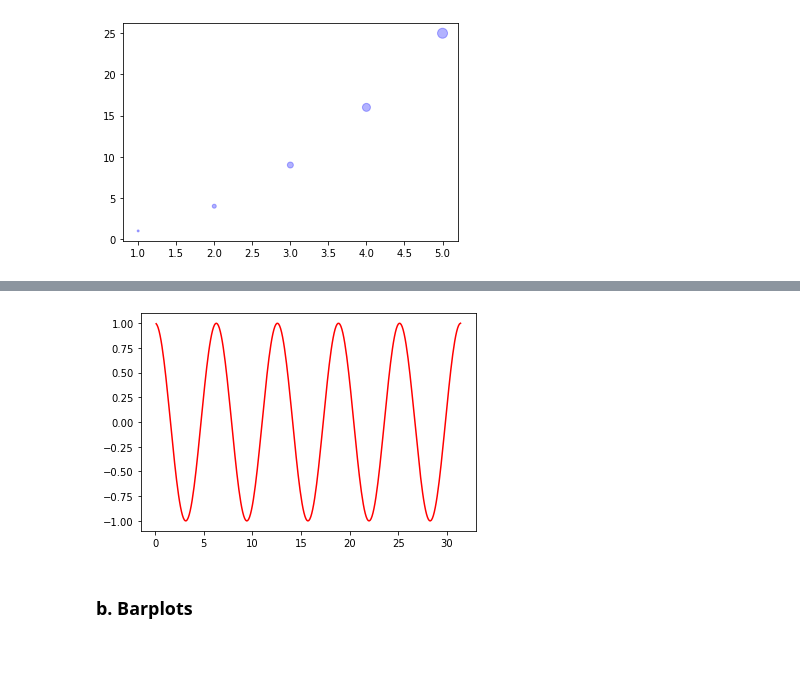
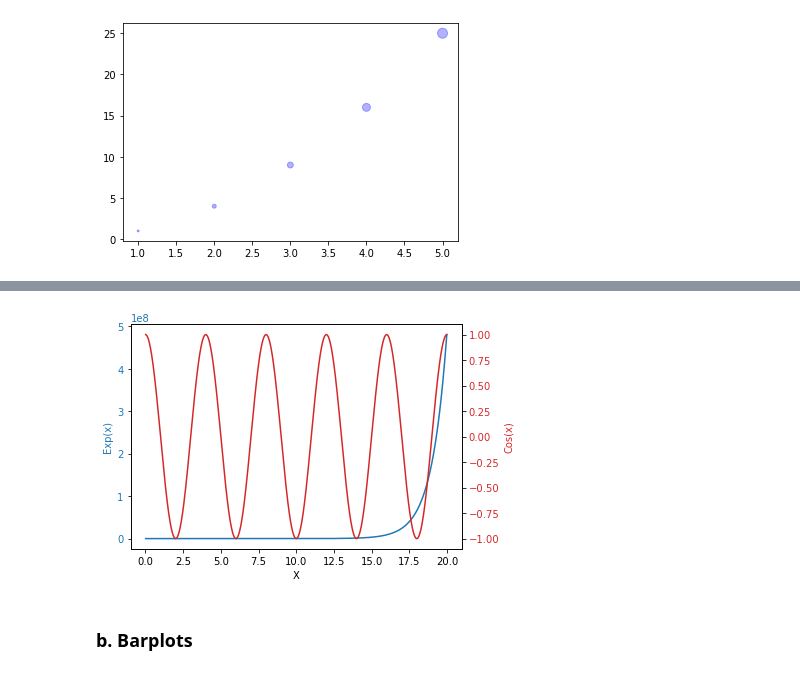
Before and after one commit to harshagiri/pydila, a Jupyter notebook: NPV-MANDATORY ASSIGNMENT_5/NPV_5B/NPV_5B.ipynb, the cells around one changed output, grey strips where cells are left out. Saved outputs shown, nothing was run; the diff lists cells and outputs as text; code cells hidden in the pictures.

```diff
--- a/NPV-MANDATORY ASSIGNMENT_5/NPV_5B/NPV_5B.ipynb
+++ b/NPV-MANDATORY ASSIGNMENT_5/NPV_5B/NPV_5B.ipynb
@@ -138,15 +136,32 @@ plt.scatter(x1, y2, color='blue', s=y2*4, alpha=0.3)
 </table>
 
 <img src="dual_axis.png" width ='500' >
-# %%
-# type your code here
-
-x = np.arange(0.1,10*np.pi,0.1)   # start,stop,step
-y = np.cos(x)
-plt.plot(x,y, color='red')
-plt.show()
-# %% [output]
-[figure, removed]
+# %%
+# type your code here
+
+ticks = np.arange(0.01, 20.0, 0.01)
+data1 = np.exp(t)
+data2 = np.cos(np.pi * (ticks/2))
+
+fig, ax1 = plt.subplots()
+
+color = 'tab:blue'
+ax1.set_xlabel('X')
+ax1.set_ylabel('Exp(x)', color=color)
+ax1.plot(ticks, data1, color=color)
+ax1.tick_params(axis='y', labelcolor=color)
+
+ax2 = ax1.twinx()  # instantiate a second axes that shares the same x-axis
+
+color = 'tab:red'
+ax2.set_ylabel('Cos(x)', color=color)  # we already handled the x-label with ax1
+ax2.plot(t, data2, color=color)
+ax2.tick_params(axis='y', labelcolor=color)
+
+fig.tight_layout()  # otherwise the right y-label is slightly clipped
+plt.show()
+# %% [output]
+[figure, added]
 # %% [markdown]
 ### b. Barplots
 # %% [markdown]
```
Also changed, not shown: parts of 18 cells of this notebook.
